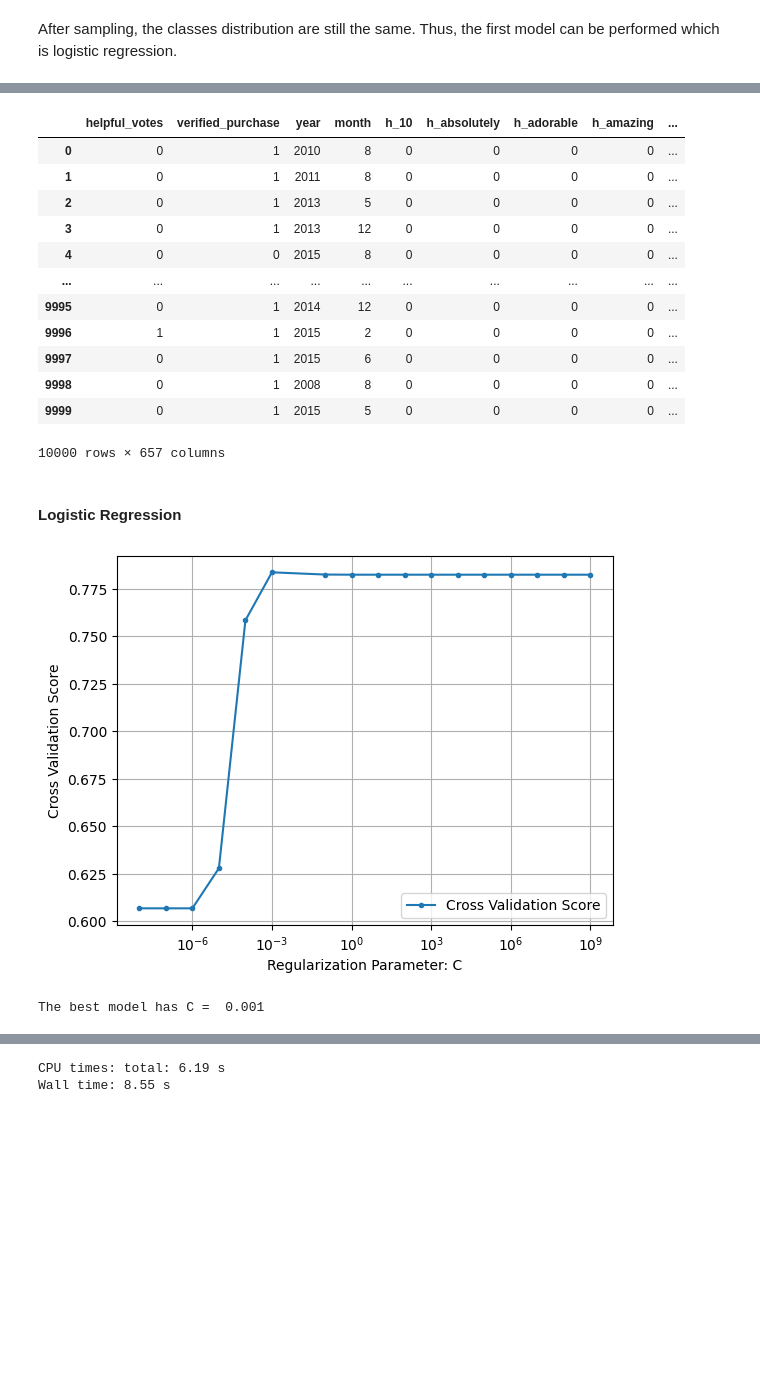
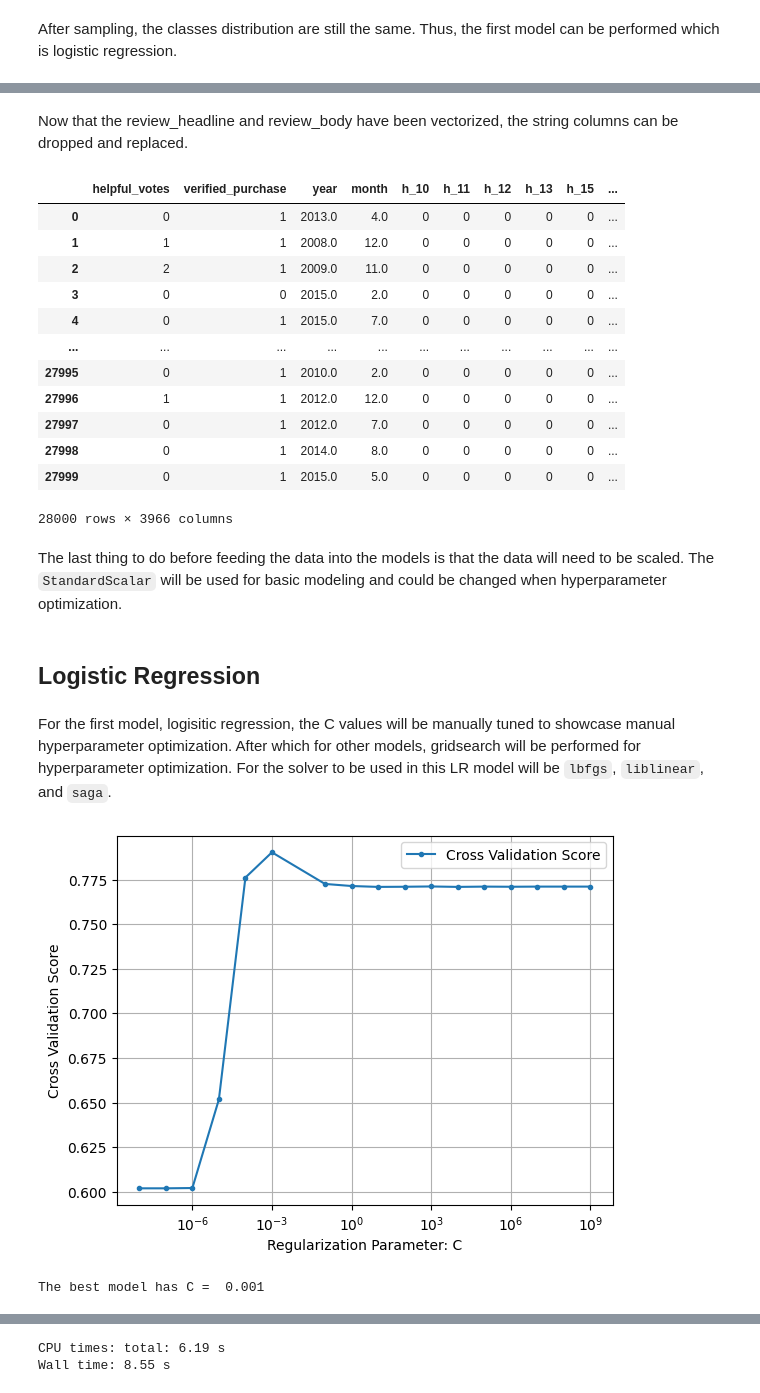
Before and after one commit to b8luong/Amazon-Reviews-Capstone, a Jupyter notebook: Basic Modeling.ipynb, the cells around one changed output, grey strips where cells are left out. Drawn from its saved outputs; the diff is of its cells as text; code cells hidden in the pictures; blank space fills up the shorter version.

```diff
--- a/Basic Modeling.ipynb
+++ b/Basic Modeling.ipynb
@@ -158 +154,12 @@ Wall time: 2.16 s
+# %%
+# Instantiate
+bag_body = CountVectorizer(stop_words="english", min_df=10) # the min_df is used to filter out random words that could pop up as well as remove some unnecessary features
+
+# Fitting
+bag_body.fit(X_train_review_sample)
+
+# Transform
+train_bag_sample = bag_body.transform(X_train_review_sample)
+valid_bag_sample = bag_body.transform(X_valid_review_sample)
+test_bag_sample = bag_body.transform(X_test_review_sample)
 # %%
@@ -191 +176,20 @@ Wall time: 452 ms
+# %%
+# Repeat the same process for review_headline
+X_train_headline_sample = X_train_sample['review_headline']
+X_valid_headline_sample = X_valid_sample['review_headline']
+X_test_headline_sample = X_test_sample['review_headline']
+
+# X_remainder will be needed for when cv is being done
+X_remainder_headline_sample = X_remainder_sample['review_headline']
+
+# Instantiate
+bag_headline = CountVectorizer(stop_words="english", min_df=10)
+
+# Fitting
+bag_headline.fit(X_train_headline_sample)
+
+# Transform
+train_headline_sample = bag_headline.transform(X_train_headline_sample)
+valid_headline_sample = bag_headline.transform(X_valid_headline_sample)
+test_headline_sample = bag_headline.transform(X_test_headline_sample)
 # %%
@@ -263,3 +253,5 @@ test_df = pd.DataFrame(test_count.toarray(), columns=sample_vocab)
 remainder_df = pd.DataFrame(remainder_count.toarray(), columns=sample_vocab2)
 test_df2 = pd.DataFrame(test_count2.toarray(), columns=sample_vocab2)
+# %% [markdown]
+Now that the review_headline and review_body have been vectorized, the string columns can be dropped and replaced.
 # %%
@@ -278,21 +272,24 @@ combined_test = pd.concat([X_test_sample, test_df], axis=1)
 combined_remainder = pd.concat([X_remainder_sample, remainder_df], axis=1)
 combined_test2 = pd.concat([X_test_sample, test_df2], axis=1)
 # %%
-combined_test2
+# Sanity Check
+combined_train
 # %% [output]
-|  | helpful_votes | verified_purchase | year | month | h_10 | h_absolutely | h_adorable | h_amazing | ... |
-| 0 | 0 | 1 | 2010 | 8 | 0 | 0 | 0 | 0 | ... |
-| 1 | 0 | 1 | 2011 | 8 | 0 | 0 | 0 | 0 | ... |
-| 2 | 0 | 1 | 2013 | 5 | 0 | 0 | 0 | 0 | ... |
-| 3 | 0 | 1 | 2013 | 12 | 0 | 0 | 0 | 0 | ... |
-| 4 | 0 | 0 | 2015 | 8 | 0 | 0 | 0 | 0 | ... |
-| ... | ... | ... | ... | ... | ... | ... | ... | ... | ... |
-| 9995 | 0 | 1 | 2014 | 12 | 0 | 0 | 0 | 0 | ... |
-| 9996 | 1 | 1 | 2015 | 2 | 0 | 0 | 0 | 0 | ... |
-| 9997 | 0 | 1 | 2015 | 6 | 0 | 0 | 0 | 0 | ... |
-| 9998 | 0 | 1 | 2008 | 8 | 0 | 0 | 0 | 0 | ... |
-| 9999 | 0 | 1 | 2015 | 5 | 0 | 0 | 0 | 0 | ... |
+|  | helpful_votes | verified_purchase | year | month | h_10 | h_11 | h_12 | h_13 | h_15 | ... |
+| 0 | 0 | 1 | 2013.0 | 4.0 | 0 | 0 | 0 | 0 | 0 | ... |
+| 1 | 1 | 1 | 2008.0 | 12.0 | 0 | 0 | 0 | 0 | 0 | ... |
+| 2 | 2 | 1 | 2009.0 | 11.0 | 0 | 0 | 0 | 0 | 0 | ... |
+| 3 | 0 | 0 | 2015.0 | 2.0 | 0 | 0 | 0 | 0 | 0 | ... |
+| 4 | 0 | 1 | 2015.0 | 7.0 | 0 | 0 | 0 | 0 | 0 | ... |
+| ... | ... | ... | ... | ... | ... | ... | ... | ... | ... | ... |
+| 27995 | 0 | 1 | 2010.0 | 2.0 | 0 | 0 | 0 | 0 | 0 | ... |
+| 27996 | 1 | 1 | 2012.0 | 12.0 | 0 | 0 | 0 | 0 | 0 | ... |
+| 27997 | 0 | 1 | 2012.0 | 7.0 | 0 | 0 | 0 | 0 | 0 | ... |
+| 27998 | 0 | 1 | 2014.0 | 8.0 | 0 | 0 | 0 | 0 | 0 | ... |
+| 27999 | 0 | 1 | 2015.0 | 5.0 | 0 | 0 | 0 | 0 | 0 | ... |
-10000 rows × 657 columns
+28000 rows × 3966 columns
+# %% [markdown]
+The last thing to do before feeding the data into the models is that the data will need to be scaled. The `StandardScalar` will be used for basic modeling and could be changed when hyperparameter optimization.
 # %%
 # Instantiate
 ss = StandardScaler()
@@ -307,31 +304,35 @@ ss2 = StandardScaler()
 X_remainder_scaled = ss.fit_transform(combined_remainder)
 X_test_scaled2 = ss.transform(combined_test2)
 # %% [markdown]
-#### Logistic Regression
+<a id="lr"></a>
+## Logistic Regression
+# %% [markdown]
+For the first model, logisitic regression, the C values will be manually tuned to showcase manual hyperparameter optimization. After which for other models, gridsearch will be performed for hyperparameter optimization. For the solver to be used in this LR model will be `lbfgs`, `liblinear`, and `saga`.
 # %%
 scores = []
+# the c to be iterated through
 C_range = np.array([.00000001,.0000001,.000001,.00001,.0001,.001,.1,
                 1,10,100,1000,10000,100000,1000000,10000000,100000000,1000000000])
 
-#Do some cross validation
 for c in C_range:
-    log = LogisticRegression(C=c,random_state=1)
+    log = LogisticRegression(solver='lbfgs', C=c, random_state=1, max_iter=10000)
     log.fit(X_train_scaled, y_train_sample)
     scores.append(log.score(X_valid_scaled, y_valid_sample))
 
+# Visualize the results of each model ran
 plt.figure()
 plt.plot(C_range, scores, label="Cross Validation Score",marker='.')
 plt.legend()
 plt.xscale("log")
 plt.xlabel('Regularization Parameter: C')
 plt.ylabel('Cross Validation Score')
 plt.grid()
 plt.show();
 
+# Print the best model's C value
 which_max = np.array(scores).argmax()
-
 print("The best model has C = ",C_range[which_max])
 # %% [output]
-[figure, old version]
+[figure, new version]
 The best model has C =  0.001
 # %%
```
Also changed, not shown: parts of 115 cells of this notebook, 4 other files.
